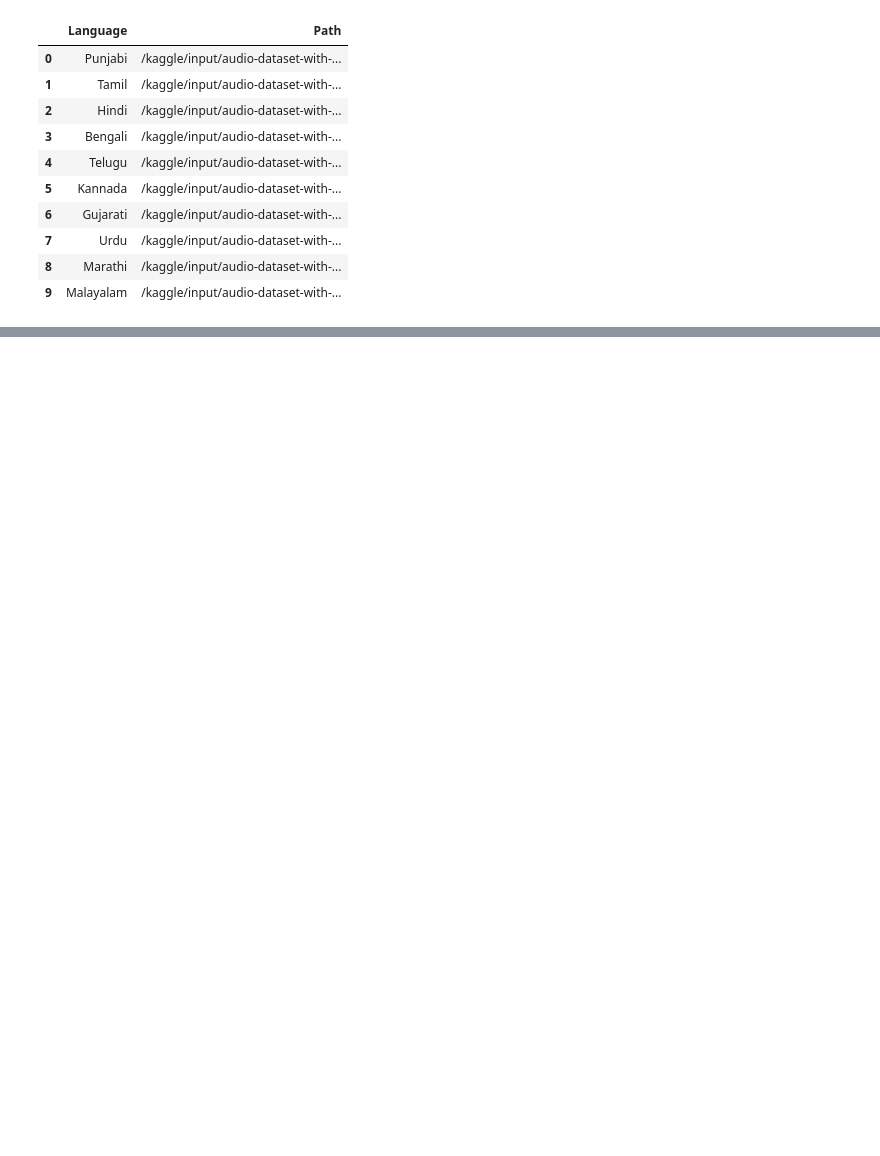
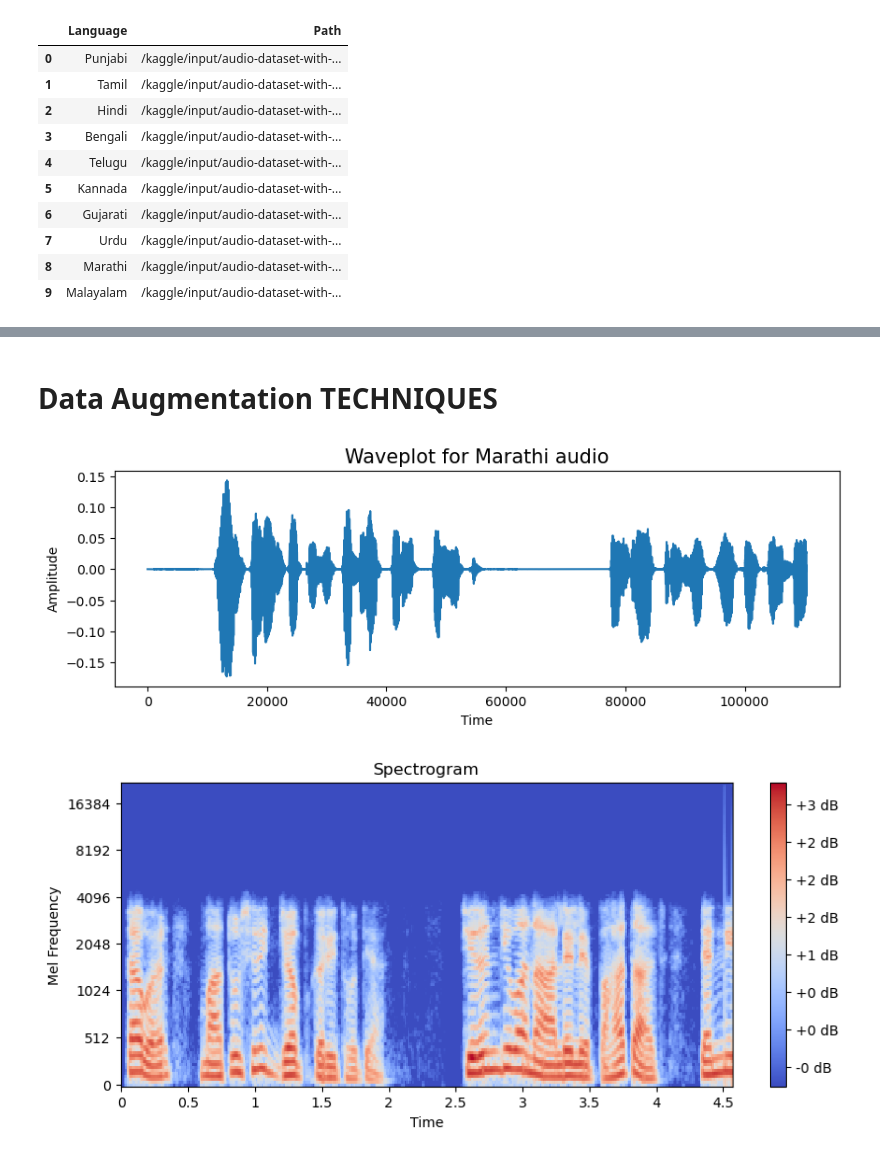
Before and after one commit to sonalgan/IndiSpeak, a Jupyter notebook: dataprocessing.ipynb, the cells around one changed output, grey strips where cells are left out. Saved outputs shown, nothing was run; the diff lists cells and outputs as text; code cells hidden in the pictures; blank space fills up the shorter version.

```diff
--- a/dataprocessing.ipynb
+++ b/dataprocessing.ipynb
@@ -48,19 +47,3 @@ dataset_df
 | 7 | Urdu | /kaggle/input/audio-dataset-with-... |
 | 8 | Marathi | /kaggle/input/audio-dataset-with-... |
 | 9 | Malayalam | /kaggle/input/audio-dataset-with-... |
-# %%
-def create_waveplot(data, sr, e):
-    plt.figure(figsize=(10, 3))
-    plt.title('Waveplot for audio with {} language'.format(e), size=15)
-    plt.plot(data)
-    plt.show()
-
-def create_spectrogram(data, sr, e):
-    # stft function converts the data into short term fourier transform
-    X = librosa.stft(data)
-    Xdb = librosa.amplitude_to_db(abs(X))
-    plt.figure(figsize=(12, 3))
-    plt.title('Spectrogram for audio with {} language'.format(e), size=15)
-    librosa.display.specshow(Xdb, sr=sr, x_axis='time', y_axis='hz')
-    #librosa.display.specshow(Xdb, sr=sr, x_axis='time', y_axis='log')
-    plt.colorbar()
@@ -80,0 +118,20 @@ Audio(path)
+# %% [markdown]
+# Data Augmentation TECHNIQUES
+# %%
+#Speed Perturbation
+import random
+from pydub import effects
+
+input_file = path
+output_file = '/kaggle/working/output_audio.wav'
+
+speed_range=(0.9, 1.1)
+audio = AudioSegment.from_file(input_file)
+speed_factor = random.uniform(speed_range[0], speed_range[1])
+augmented_audio = effects.speedup(audio, speed_factor)
+augmented_audio.export(output_file, format='wav')
+
+plot_audio(output_file)
+# %% [output]
+[figure, added]
+[figure, added]
```
Also changed, not shown: parts of 12 cells of this notebook.
